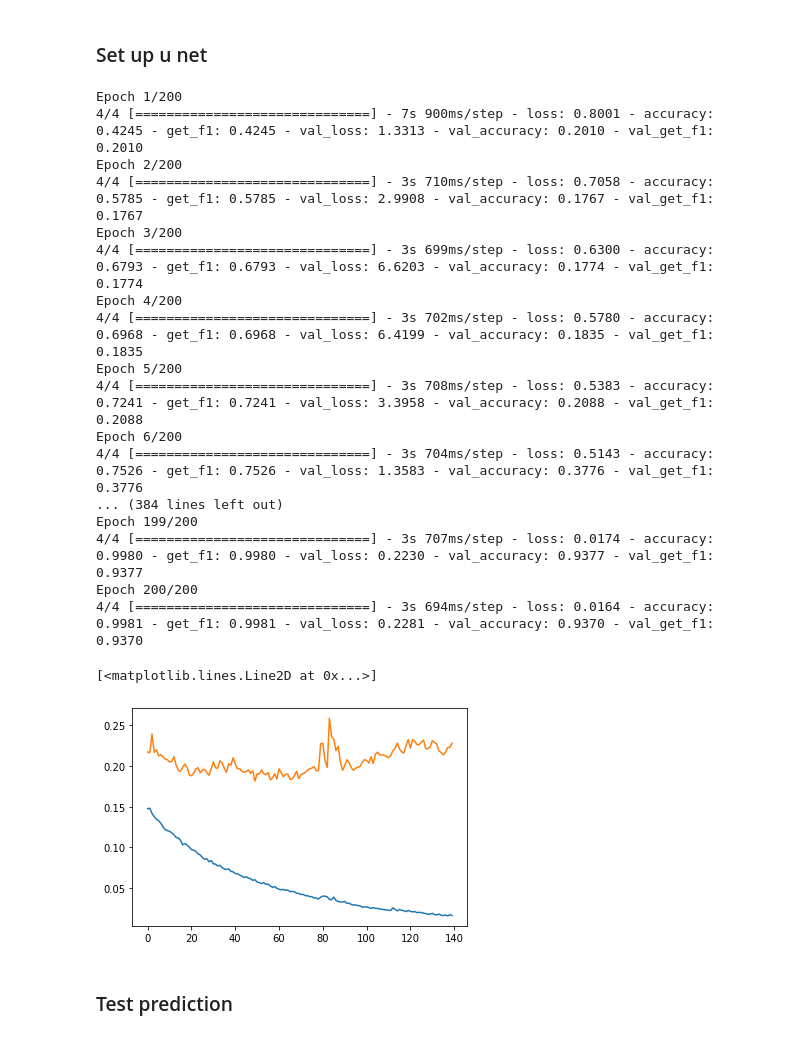
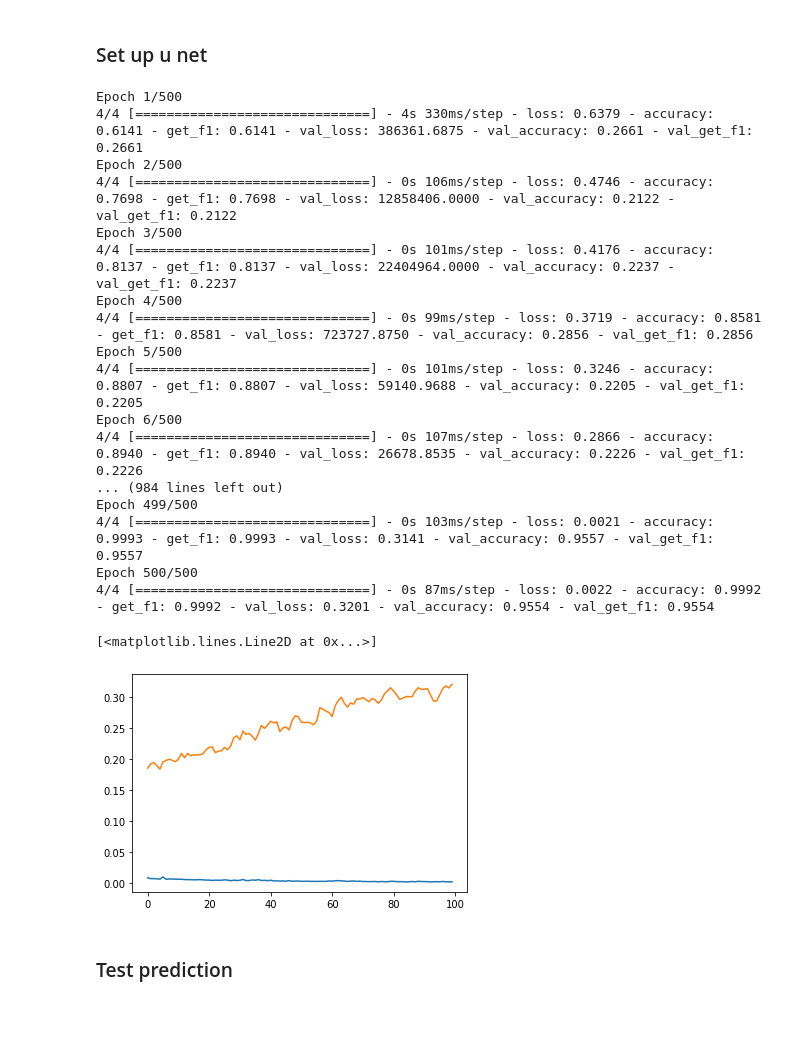
Before and after one commit to stianteien/M_DV_V2022, a Jupyter notebook: roofs_w_unet/roof_u-net.ipynb, the cells around one changed output. Saved outputs shown, nothing was run; the diff lists cells and outputs as text; code cells hidden in the pictures.

```diff
--- a/roofs_w_unet/roof_u-net.ipynb
+++ b/roofs_w_unet/roof_u-net.ipynb
@@ -27,8 +28,8 @@ import keras.backend as K
 # %% [markdown]
 ### Load data
 # %%
-X = np.load("roofs_w_unet/X_data.npy")
-y = np.load("roofs_w_unet/y_data.npy")
+X = np.load("data/u_net_roofs/X_data.npy")
+y = np.load("data/u_net_roofs/y_data.npy")
 
 #X = (X - X.mean(axis=0)) / X.std(axis=0)
 
@@ -163,41 +164,41 @@ Clipping input data to the valid range for imshow with RGB data ([0..1] for floa
 # %% [markdown]
 ### Set up u net
 # %%
-input_img = Input(shape=(64,64,100))
+input_img = Input(shape=(64,64,176))
 uu = get_unet(input_img, n_classes=2)
 
-uu.compile(optimizer=Adam(learning_rate=0.001),
+uu.compile(optimizer=Adam(learning_rate=0.01),
                  loss='binary_crossentropy',
                  metrics=['accuracy', get_f1])
 # %%
 h = uu.fit(X_train, y_train,
            validation_data=(X_test,y_test),
            batch_size=10,
-           epochs=200)
+           epochs=500)
 # %% [output]
-Epoch 1/200
-4/4 [==============================] - 7s 900ms/step - loss: 0.8001 - accuracy: 0.4245 - get_f1: 0.4245 - val_loss: 1.3313 - val_accuracy: 0.2010 - val_get_f1: 0.2010
-Epoch 2/200
-4/4 [==============================] - 3s 710ms/step - loss: 0.7058 - accuracy: 0.5785 - get_f1: 0.5785 - val_loss: 2.9908 - val_accuracy: 0.1767 - val_get_f1: 0.1767
-Epoch 3/200
-4/4 [==============================] - 3s 699ms/step - loss: 0.6300 - accuracy: 0.6793 - get_f1: 0.6793 - val_loss: 6.6203 - val_accuracy: 0.1774 - val_get_f1: 0.1774
-Epoch 4/200
-4/4 [==============================] - 3s 702ms/step - loss: 0.5780 - accuracy: 0.6968 - get_f1: 0.6968 - val_loss: 6.4199 - val_accuracy: 0.1835 - val_get_f1: 0.1835
-Epoch 5/200
-4/4 [==============================] - 3s 708ms/step - loss: 0.5383 - accuracy: 0.7241 - get_f1: 0.7241 - val_loss: 3.3958 - val_accuracy: 0.2088 - val_get_f1: 0.2088
-Epoch 6/200
-4/4 [==============================] - 3s 704ms/step - loss: 0.5143 - accuracy: 0.7526 - get_f1: 0.7526 - val_loss: 1.3583 - val_accuracy: 0.3776 - val_get_f1: 0.3776
-... (384 lines left out)
-Epoch 199/200
-4/4 [==============================] - 3s 707ms/step - loss: 0.0174 - accuracy: 0.9980 - get_f1: 0.9980 - val_loss: 0.2230 - val_accuracy: 0.9377 - val_get_f1: 0.9377
-Epoch 200/200
-4/4 [==============================] - 3s 694ms/step - loss: 0.0164 - accuracy: 0.9981 - get_f1: 0.9981 - val_loss: 0.2281 - val_accuracy: 0.9370 - val_get_f1: 0.9370
+Epoch 1/500
+4/4 [==============================] - 4s 330ms/step - loss: 0.6379 - accuracy: 0.6141 - get_f1: 0.6141 - val_loss: 386361.6875 - val_accuracy: 0.2661 - val_get_f1: 0.2661
+Epoch 2/500
+4/4 [==============================] - 0s 106ms/step - loss: 0.4746 - accuracy: 0.7698 - get_f1: 0.7698 - val_loss: 12858406.0000 - val_accuracy: 0.2122 - val_get_f1: 0.2122
+Epoch 3/500
+4/4 [==============================] - 0s 101ms/step - loss: 0.4176 - accuracy: 0.8137 - get_f1: 0.8137 - val_loss: 22404964.0000 - val_accuracy: 0.2237 - val_get_f1: 0.2237
+Epoch 4/500
+4/4 [==============================] - 0s 99ms/step - loss: 0.3719 - accuracy: 0.8581 - get_f1: 0.8581 - val_loss: 723727.8750 - val_accuracy: 0.2856 - val_get_f1: 0.2856
+Epoch 5/500
+4/4 [==============================] - 0s 101ms/step - loss: 0.3246 - accuracy: 0.8807 - get_f1: 0.8807 - val_loss: 59140.9688 - val_accuracy: 0.2205 - val_get_f1: 0.2205
+Epoch 6/500
+4/4 [==============================] - 0s 107ms/step - loss: 0.2866 - accuracy: 0.8940 - get_f1: 0.8940 - val_loss: 26678.8535 - val_accuracy: 0.2226 - val_get_f1: 0.2226
+... (984 lines left out)
+Epoch 499/500
+4/4 [==============================] - 0s 103ms/step - loss: 0.0021 - accuracy: 0.9993 - get_f1: 0.9993 - val_loss: 0.3141 - val_accuracy: 0.9557 - val_get_f1: 0.9557
+Epoch 500/500
+4/4 [==============================] - 0s 87ms/step - loss: 0.0022 - accuracy: 0.9992 - get_f1: 0.9992 - val_loss: 0.3201 - val_accuracy: 0.9554 - val_get_f1: 0.9554
 # %%
-plt.plot(h.history['loss'][60:])
-plt.plot(h.history['val_loss'][60:])
+plt.plot(h.history['loss'][400:])
+plt.plot(h.history['val_loss'][400:])
 # %% [output]
 [<matplotlib.lines.Line2D at 0x...>]
-[figure, old version]
+[figure, new version]
 # %% [markdown]
 ### Test prediction
 # %%
```
Also changed, not shown: parts of 6 cells of this notebook.
